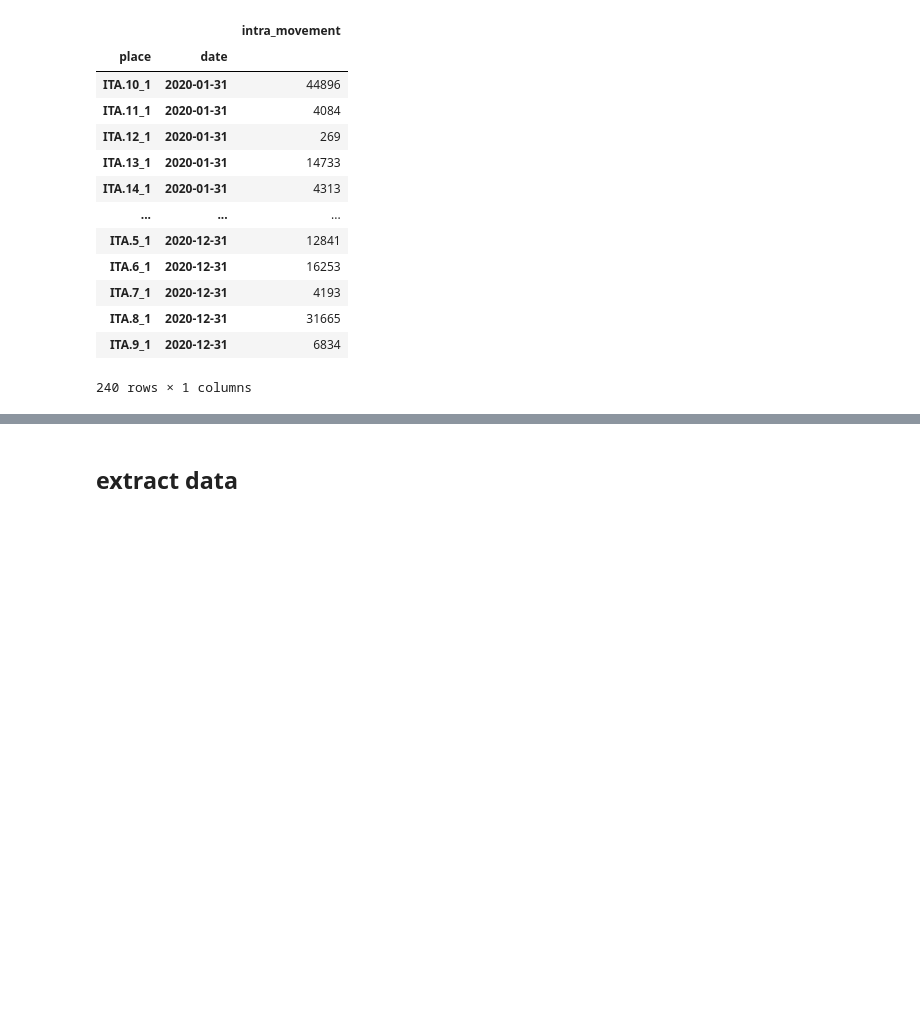
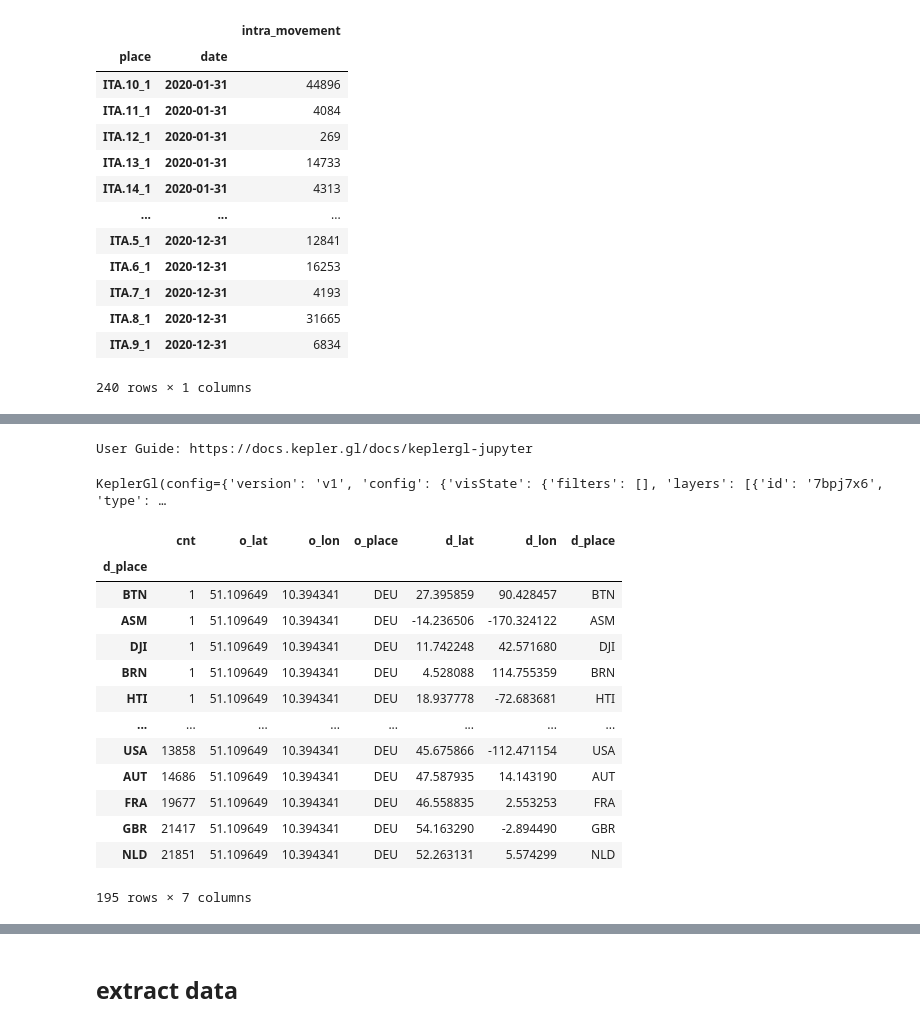
Before and after one commit to gladcolor/GIBD_RESTAPI, a Jupyter notebook: RestAPI.ipynb, the cells around one changed output, grey strips where cells are left out. Cells and saved outputs as stored; diff of their text form; code cells hidden in the pictures; blank space fills up the shorter version.

```diff
--- a/RestAPI.ipynb
+++ b/RestAPI.ipynb
@@ -543,0 +457,48 @@ len(gdf_county)
+# %%
+df_countries = []
+dict_counties = {}
+
+for target_place in G7:
+    params = {"operation": "get_flow_by_place",
+              "source": "twitter",
+        "scale": "world_country",
+        "place": str(target_place),
+       "begin": "01/01/2019",
+       "end": "12/31/2019",
+       "direction": "both"}
+
+    q = r'http://gis.cas.sc.edu/GeoAnalytics/REST'
+    r = requests.get(q, params=params)
+    df = pd.read_csv(StringIO(r.text), header=None, names=['d_place', 'cnt'])
+    dict_counties[target_place] = df
+# %%
+for target_place in G7:
+    df_c = dict_counties[target_place]
+    df_c["o_place"] = target_place
+    df_c = df_c.set_index("o_place").join(gdf.set_index("GID_0"), how="left")
+    df_c = df_c.drop(['NAME_0', "geometry"], axis=1)
+    df_c = df_c.rename(columns={"y": "o_lat", 'x': "o_lon"})
+    df_c['o_place'] = df_c.index
+    df_c = df_c.set_index("d_place").join(gdf.set_index("GID_0"), how="left")
+    df_c = df_c.drop(['NAME_0', "geometry"], axis=1)
+    df_c = df_c.rename(columns={"y": "d_lat", 'x': "d_lon"})
+    df_c['d_place'] = df_c.index
+    df_c = df_c[df_c['d_place'] != df_c['o_place']]
+    df_c = df_c[~df_c['d_place'].isin(G7)]
+    dict_counties[target_place] = df_c
+#     print(df_c)
+#     print(df_c["o_place"])
+# %%
+kepler_cfg_file = r'kepler_cfg_G7.json'
+kepler_cfg = json.load(open(kepler_cfg_file, 'r'))
+map_2 = KeplerGl(height = 600)
+map_2.config = kepler_cfg
+
+for target_place in G7:
+    map_2.add_data(data=dict_counties[target_place], name=target_place)
+
+
+map_2
+# %% [output]
+User Guide: https://docs.kepler.gl/docs/keplergl-jupyter
+KeplerGl(config={'version': 'v1', 'config': {'visState': {'filters': [], 'layers': [{'id': '7bpj7x6', 'type': …
@@ -543,0 +509,17 @@ len(gdf_county)
+# %%
+df_c.sort_values("cnt")
+# %% [output]
+|  | cnt | o_lat | o_lon | o_place | d_lat | d_lon | d_place |
+| d_place |  |  |  |  |  |  |  |
+| BTN | 1 | 51.109649 | 10.394341 | DEU | 27.395859 | 90.428457 | BTN |
+| ASM | 1 | 51.109649 | 10.394341 | DEU | -14.236506 | -170.324122 | ASM |
+| DJI | 1 | 51.109649 | 10.394341 | DEU | 11.742248 | 42.571680 | DJI |
+| BRN | 1 | 51.109649 | 10.394341 | DEU | 4.528088 | 114.755359 | BRN |
+| HTI | 1 | 51.109649 | 10.394341 | DEU | 18.937778 | -72.683681 | HTI |
+| ... | ... | ... | ... | ... | ... | ... | ... |
+| USA | 13858 | 51.109649 | 10.394341 | DEU | 45.675866 | -112.471154 | USA |
+| AUT | 14686 | 51.109649 | 10.394341 | DEU | 47.587935 | 14.143190 | AUT |
+| FRA | 19677 | 51.109649 | 10.394341 | DEU | 46.558835 | 2.553253 | FRA |
+| GBR | 21417 | 51.109649 | 10.394341 | DEU | 54.163290 | -2.894490 | GBR |
+| NLD | 21851 | 51.109649 | 10.394341 | DEU | 52.263131 | 5.574299 | NLD |
+195 rows × 7 columns
```
Also changed, not shown: parts of 56 cells of this notebook.
